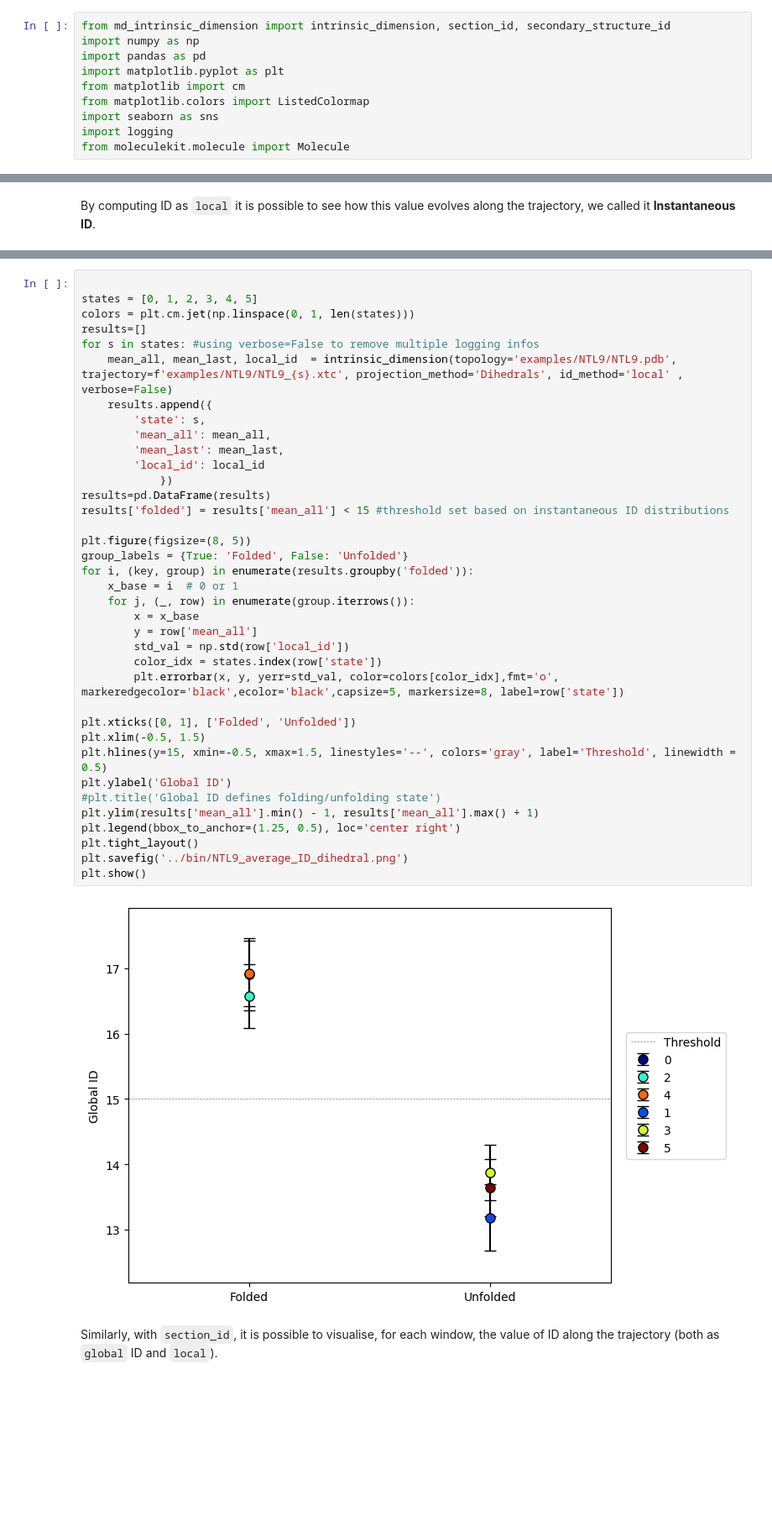
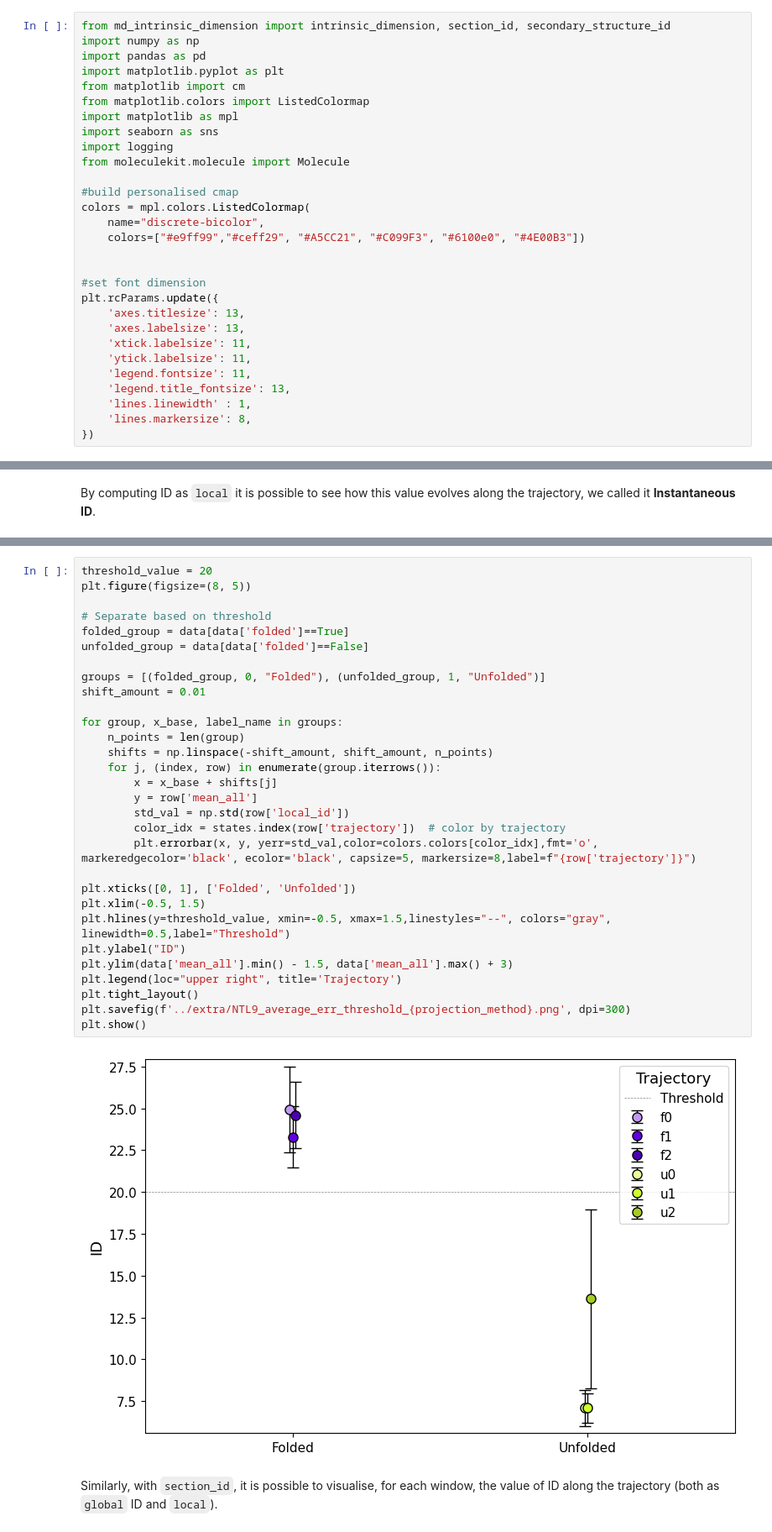
Before and after one commit to icazzaniga/MDIntrinsicDimension, a Jupyter notebook: docs/NTL9_plots.ipynb, the cells around one changed output, grey strips where cells are left out. Shown at 84% size. Cells and saved outputs as stored; diff of their text form; blank space fills up the shorter version.

```diff
--- a/docs/NTL9_plots.ipynb
+++ b/docs/NTL9_plots.ipynb
@@ -11,7 +11,26 @@ import pandas as pd
 import matplotlib.pyplot as plt
 from matplotlib import cm
 from matplotlib.colors import ListedColormap
+import matplotlib as mpl
 import seaborn as sns
 import logging
 from moleculekit.molecule import Molecule
+
+#build personalised cmap
+colors = mpl.colors.ListedColormap(
+    name="discrete-bicolor",
+    colors=["#e9ff99","#ceff29", "#A5CC21", "#C099F3", "#6100e0", "#4E00B3"])
+
+
+#set font dimension
+plt.rcParams.update({
+	'axes.titlesize': 13,
+	'axes.labelsize': 13,
+	'xtick.labelsize': 11,
+	'ytick.labelsize': 11,
+	'legend.fontsize': 11,
+	'legend.title_fontsize': 13,
+	'lines.linewidth' : 1,
+	'lines.markersize': 8,
+})
 # %% [markdown]
@@ -66,42 +112,35 @@ For this reason, we can define a threshold at ID<12.5 to determine the protein's
 # %%
+threshold_value = 20
+plt.figure(figsize=(8, 5))
 
-states = [0, 1, 2, 3, 4, 5]
-colors = plt.cm.jet(np.linspace(0, 1, len(states)))
-results=[]
-for s in states: #using verbose=False to remove multiple logging infos
-    mean_all, mean_last, local_id  = intrinsic_dimension(topology='examples/NTL9/NTL9.pdb', trajectory=f'examples/NTL9/NTL9_{s}.xtc', projection_method='Dihedrals', id_method='local' , verbose=False)
-    results.append({
-        'state': s,
-        'mean_all': mean_all,
-        'mean_last': mean_last,
-        'local_id': local_id
-            })
-results=pd.DataFrame(results)
-results['folded'] = results['mean_all'] < 15 #threshold set based on instantaneous ID distributions
+# Separate based on threshold
+folded_group = data[data['folded']==True]
+unfolded_group = data[data['folded']==False]
 
-plt.figure(figsize=(8, 5))
-group_labels = {True: 'Folded', False: 'Unfolded'}
-for i, (key, group) in enumerate(results.groupby('folded')):
-    x_base = i  # 0 or 1
-    for j, (_, row) in enumerate(group.iterrows()):
-        x = x_base
+groups = [(folded_group, 0, "Folded"), (unfolded_group, 1, "Unfolded")]
+shift_amount = 0.01
+
+for group, x_base, label_name in groups:
+    n_points = len(group)
+    shifts = np.linspace(-shift_amount, shift_amount, n_points)
+    for j, (index, row) in enumerate(group.iterrows()):
+        x = x_base + shifts[j]
         y = row['mean_all']
         std_val = np.std(row['local_id'])
-        color_idx = states.index(row['state'])
-        plt.errorbar(x, y, yerr=std_val, color=colors[color_idx],fmt='o', markeredgecolor='black',ecolor='black',capsize=5, markersize=8, label=row['state'])
+        color_idx = states.index(row['trajectory'])  # color by trajectory
+        plt.errorbar(x, y, yerr=std_val,color=colors.colors[color_idx],fmt='o', markeredgecolor='black', ecolor='black', capsize=5, markersize=8,label=f"{row['trajectory']}")
 
 plt.xticks([0, 1], ['Folded', 'Unfolded'])
 plt.xlim(-0.5, 1.5)
-plt.hlines(y=15, xmin=-0.5, xmax=1.5, linestyles='--', colors='gray', label='Threshold', linewidth = 0.5)
-plt.ylabel('Global ID')
-#plt.title('Global ID defines folding/unfolding state')
-plt.ylim(results['mean_all'].min() - 1, results['mean_all'].max() + 1)
-plt.legend(bbox_to_anchor=(1.25, 0.5), loc='center right')
+plt.hlines(y=threshold_value, xmin=-0.5, xmax=1.5,linestyles="--", colors="gray", linewidth=0.5,label="Threshold")
+plt.ylabel("ID")
+plt.ylim(data['mean_all'].min() - 1.5, data['mean_all'].max() + 3)
+plt.legend(loc="upper right", title='Trajectory')
 plt.tight_layout()
-plt.savefig('../bin/NTL9_average_ID_dihedral.png')
+plt.savefig(f'../extra/NTL9_average_err_threshold_{projection_method}.png', dpi=300)
 plt.show()
 # %% [output]
-[figure, old version]
+[figure, new version]
 # %% [markdown]
 Similarly, with <span class='mark'><code>section_id</code></span>, it is possible to visualise, for each window, the value of ID along the trajectory (both as ``global`` ID and ``local``).
 # %% [markdown]
```
Also changed, not shown: parts of 11 cells of this notebook, 24 other files.
